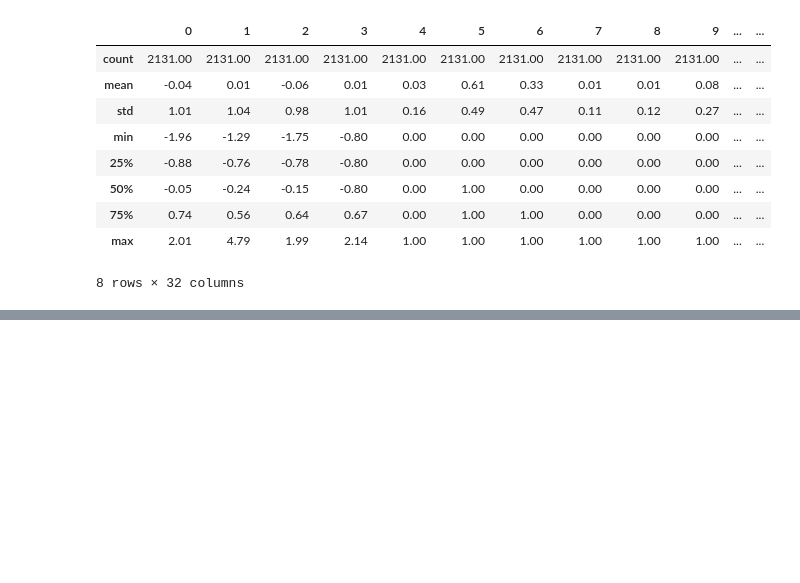
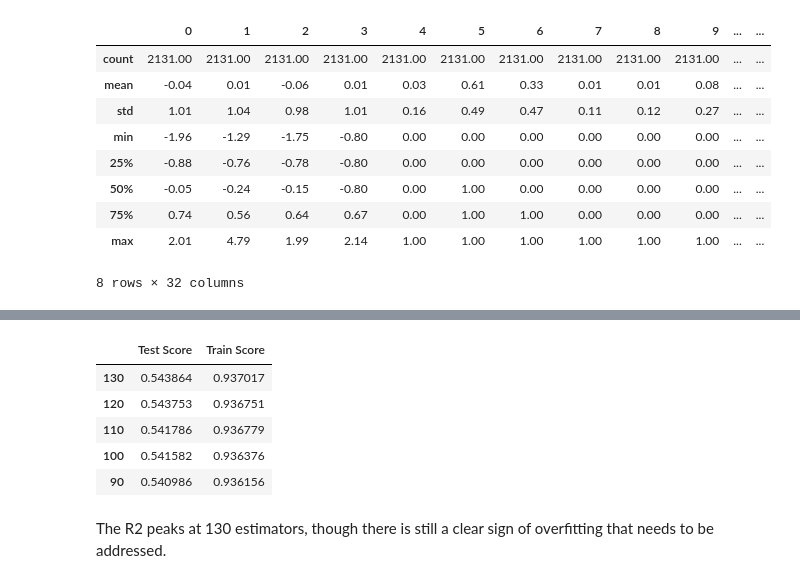
Before and after one commit to SantosAbimaelRomero/Sales-Preditions, a Jupyter notebook: Sales_Prediction_Project.ipynb, the cells around one changed output, grey strips where cells are left out. Saved outputs shown, nothing was run; the diff lists cells and outputs as text; code cells hidden in the pictures; blank space fills up the shorter version.

```diff
--- a/Sales_Prediction_Project.ipynb
+++ b/Sales_Prediction_Project.ipynb
@@ -355,0 +533,21 @@ X_test_viz.describe().round(2)
+# %%
+# I will start by checking different values for n_estimators
+# Estimator list
+est_list = [50, 60, 70, 80, 90, 100, 110, 120, 130]
+# Scores DataFrame
+scores = pd.DataFrame(index=est_list, columns=['Test Score', 'Train Score'])
+# Estimator Function
+mod(RandomForestRegressor, est_list)
+# %%
+# organize DataFrame from Largest to Smallest
+scores = scores.sort_values(by='Test Score', ascending=False)
+scores.head()
+# %% [output]
+|  | Test Score | Train Score |
+| 130 | 0.543864 | 0.937017 |
+| 120 | 0.543753 | 0.936751 |
+| 110 | 0.541786 | 0.936779 |
+| 100 | 0.541582 | 0.936376 |
+| 90 | 0.540986 | 0.936156 |
+# %% [markdown]
+The R2 peaks at 130 estimators, though there is still a clear sign of overfitting that needs to be addressed.
```
Also changed, not shown: parts of 38 cells of this notebook.
